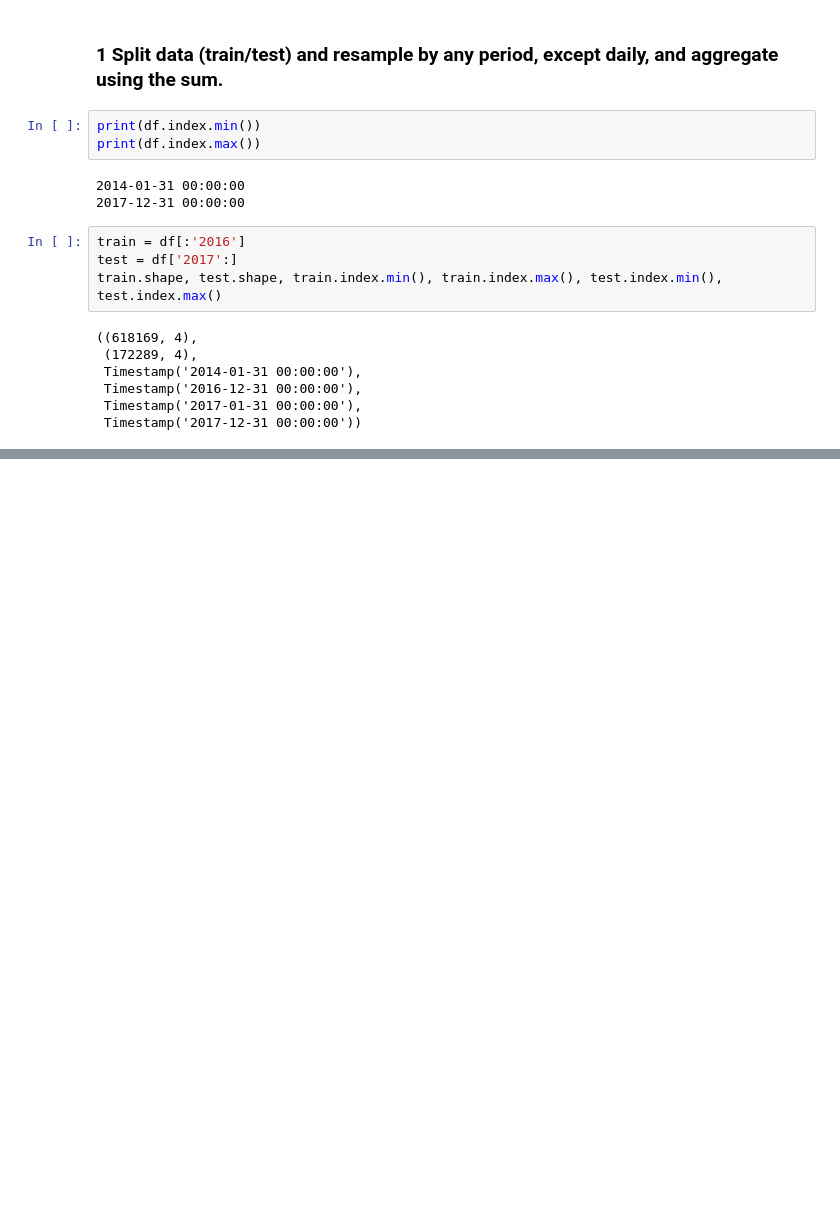
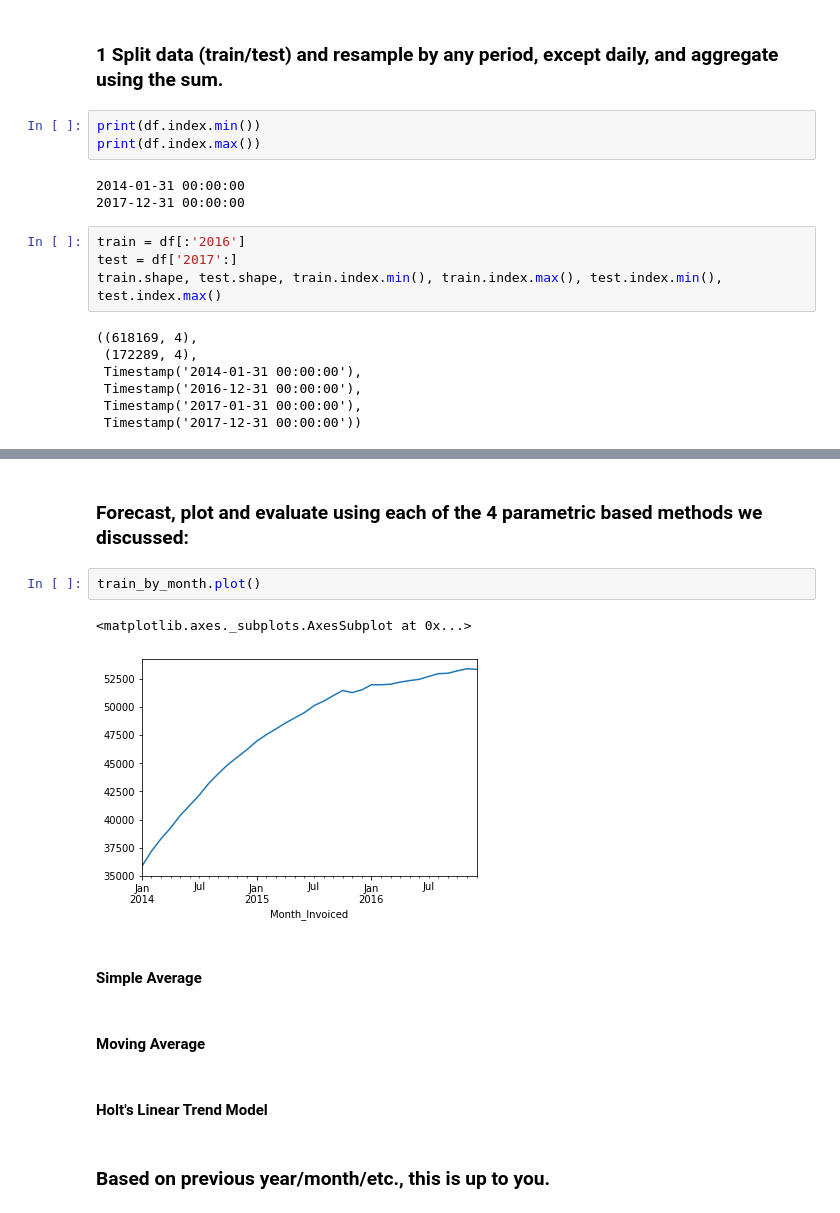
Before and after one commit to noahmelngailis/ds-methodologies-exercises, a Jupyter notebook: time_series/model.ipynb, the cells around one changed output, grey strips where cells are left out. Drawn from its saved outputs; the diff is of its cells as text; blank space fills up the shorter version.

Commit message:
model workbook

```diff
--- a/time_series/model.ipynb
+++ b/time_series/model.ipynb
@@ -70,0 +98,15 @@ test.plot()
+# %% [markdown]
+### Forecast, plot and evaluate using each of the 4 parametric based methods we discussed:
+# %%
+train_by_month.plot()
+# %% [output]
+<matplotlib.axes._subplots.AxesSubplot at 0x...>
+[figure, added]
+# %% [markdown]
+####  Simple Average
+# %% [markdown]
+#### Moving Average
+# %% [markdown]
+#### Holt's Linear Trend Model
+# %% [markdown]
+### Based on previous year/month/etc., this is up to you.
```
Also changed, not shown: parts of 4 cells of this notebook.
